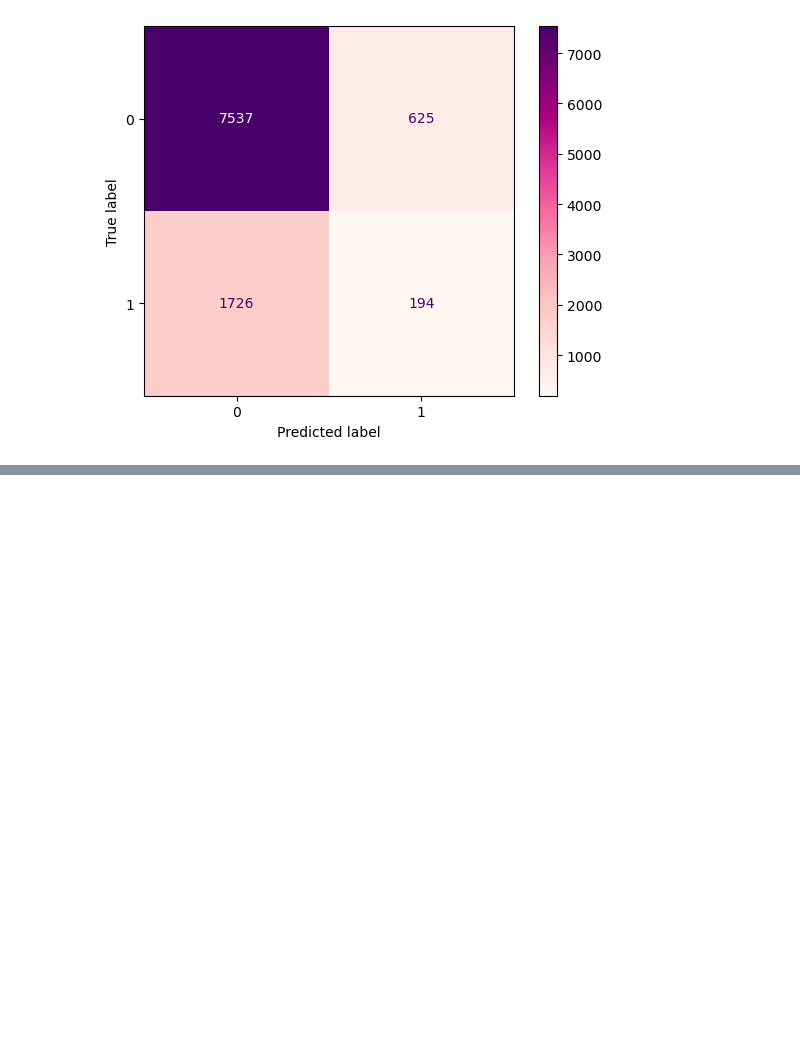
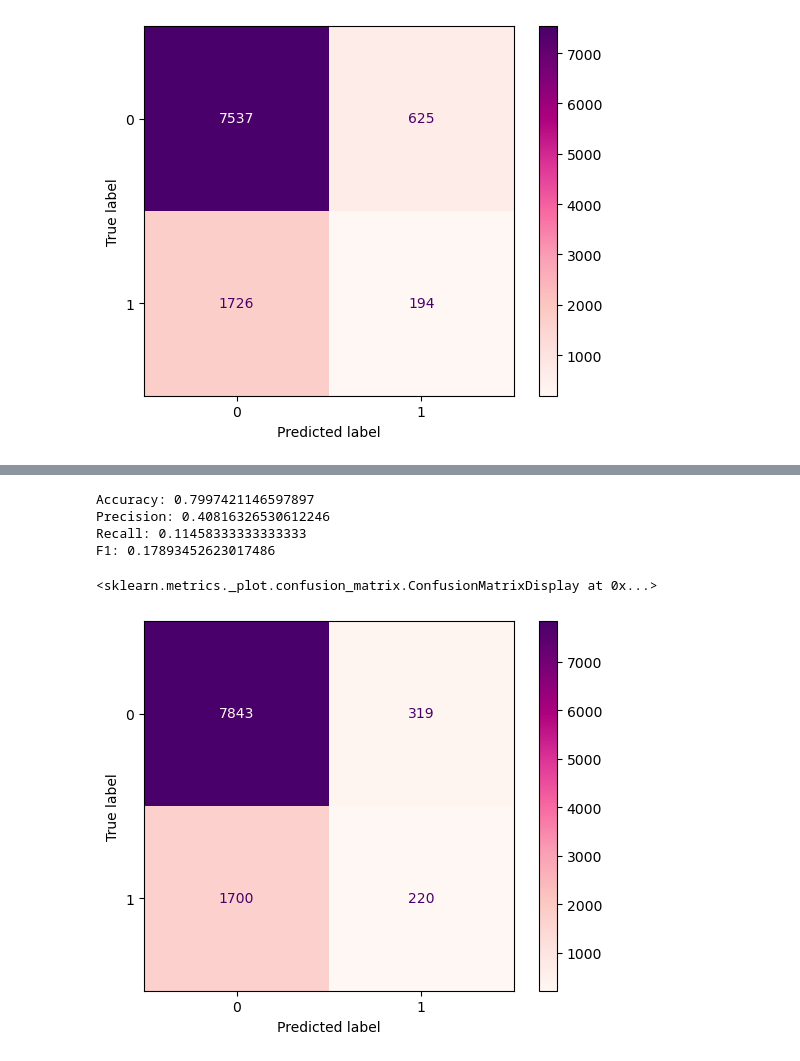
Before and after one commit to phthiessen/IU_CaseStudy, a Jupyter notebook: BaseLineModel.ipynb, the cells around one changed output, grey strips where cells are left out. Drawn from its saved outputs; the diff is of its cells as text; code cells hidden in the pictures; blank space fills up the shorter version.

```diff
--- a/BaseLineModel.ipynb
+++ b/BaseLineModel.ipynb
@@ -130,0 +158,25 @@ F1: 0.8096401452624629
+# %%
+# Train a model with gradient boosting
+gb_model = GradientBoostingClassifier(random_state=42, max_depth=5)
+gb_model.fit(X_train_smote, y_train_smote)
+y_pred_gb = gb_model.predict(X_test)
+
+# Evalutate Accuracy
+accuracy_gb = accuracy_score(y_test, y_pred_gb)
+precision_gb = precision_score(y_test, y_pred_gb)
+recall_gb = recall_score(y_test, y_pred_gb)
+f1_gb = f1_score(y_test, y_pred_gb)
+
+print(f"Accuracy: {accuracy_gb}\nPrecision: {precision_gb}\nRecall: {recall_gb}\nF1: {f1_gb}")
+
+# Display the confusion matrix
+cm = confusion_matrix(y_test, y_pred_gb)
+disp = ConfusionMatrixDisplay(cm)
+disp.plot(cmap='RdPu')
+# %% [output]
+Accuracy: 0.7997421146597897
+Precision: 0.40816326530612246
+Recall: 0.11458333333333333
+F1: 0.17893452623017486
+<sklearn.metrics._plot.confusion_matrix.ConfusionMatrixDisplay at 0x...>
+[figure, added]
```
Also changed, not shown: parts of 10 cells of this notebook, 1 other file.
